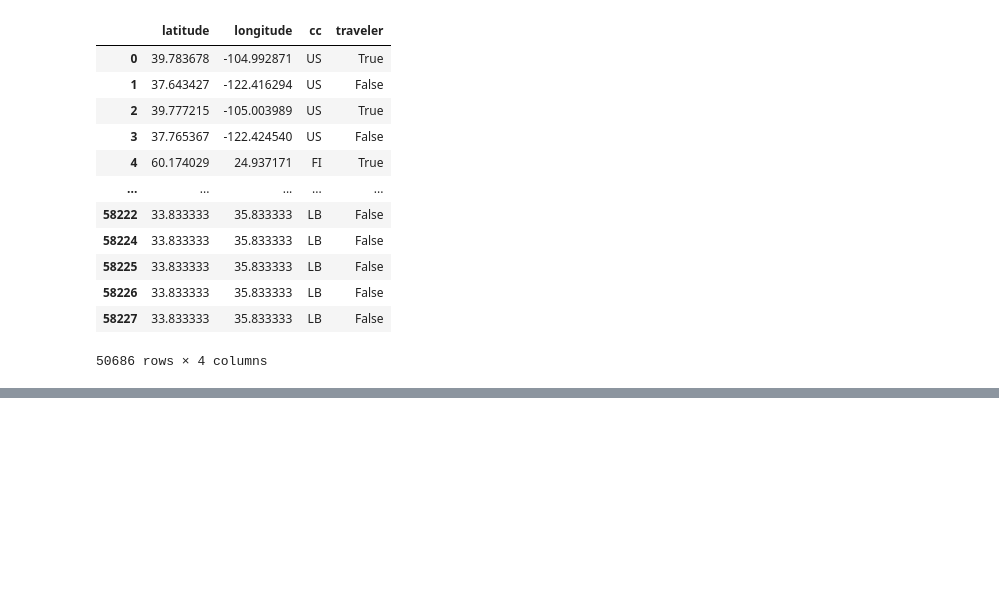
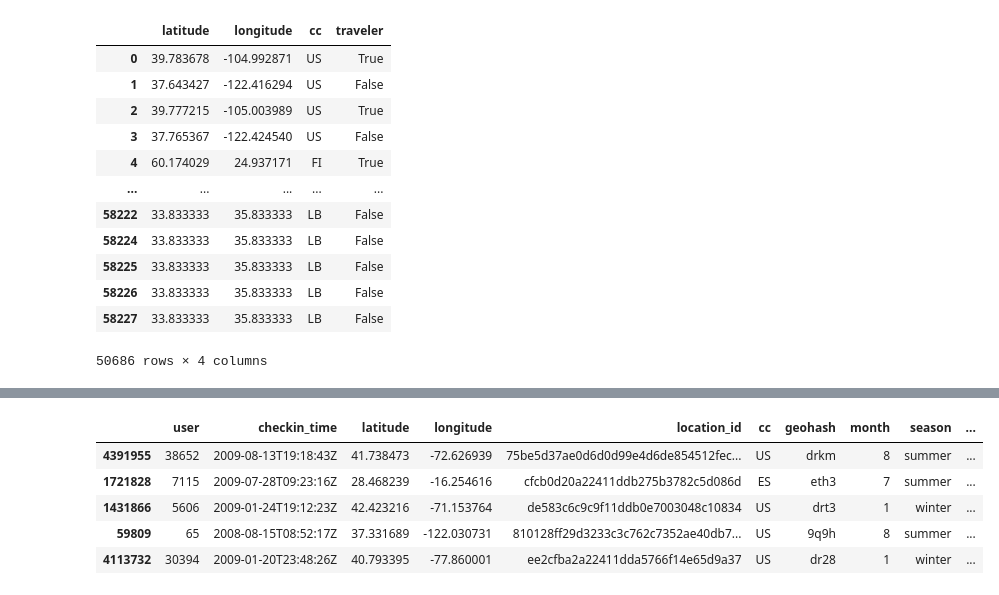
Before and after one commit to epfl-ada/ada-2020-project-milestone-p3-p3_a-dope-acronym, a Jupyter notebook: seasonal_patterns.ipynb, the cells around one changed output, grey strips where cells are left out. Drawn from its saved outputs; the diff is of its cells as text; code cells hidden in the pictures; blank space fills up the shorter version.

```diff
--- a/seasonal_patterns.ipynb
+++ b/seasonal_patterns.ipynb
@@ -324,0 +346,9 @@ checkin_brightkite[checkin_brightkite['distance_from_home'] < 0]
+# %%
+checkin_brightkite.sample(5)
+# %% [output]
+|  | user | checkin_time | latitude | longitude | location_id | cc | geohash | month | season | ... |
+| 4391955 | 38652 | 2009-08-13T19:18:43Z | 41.738473 | -72.626939 | 75be5d37ae0d6d0d99e4d6de854512fec... | US | drkm | 8 | summer | ... |
+| 1721828 | 7115 | 2009-07-28T09:23:16Z | 28.468239 | -16.254616 | cfcb0d20a22411ddb275b3782c5d086d | ES | eth3 | 7 | summer | ... |
+| 1431866 | 5606 | 2009-01-24T19:12:23Z | 42.423216 | -71.153764 | de583c6c9c9f11ddb0e7003048c10834 | US | drt3 | 1 | winter | ... |
+| 59809 | 65 | 2008-08-15T08:52:17Z | 37.331689 | -122.030731 | 810128ff29d3233c3c762c7352ae40db7... | US | 9q9h | 8 | summer | ... |
+| 4113732 | 30394 | 2009-01-20T23:48:26Z | 40.793395 | -77.860001 | ee2cfba2a22411dda5766f14e65d9a37 | US | dr28 | 1 | winter | ... |
```
Also changed, not shown: parts of 13 cells of this notebook.
